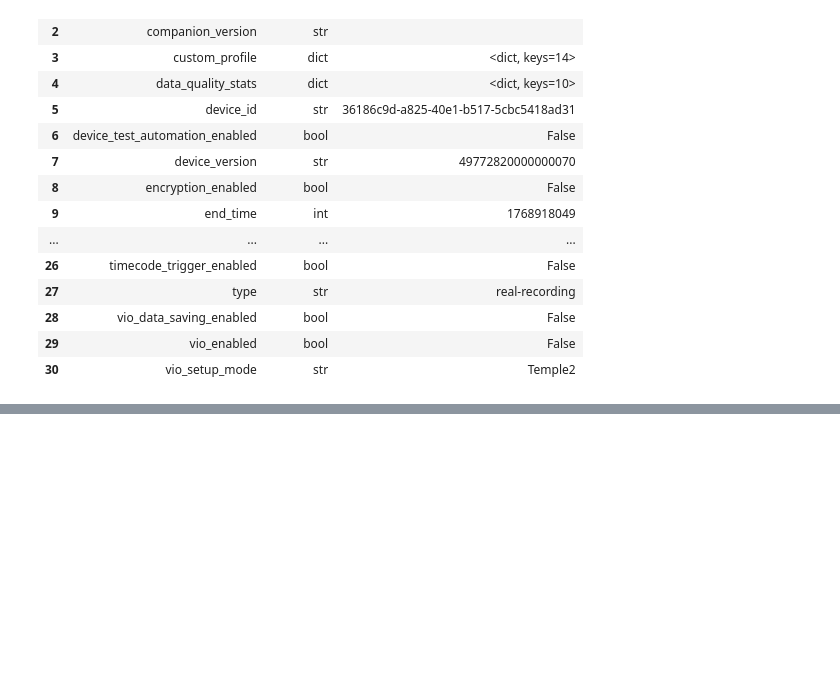
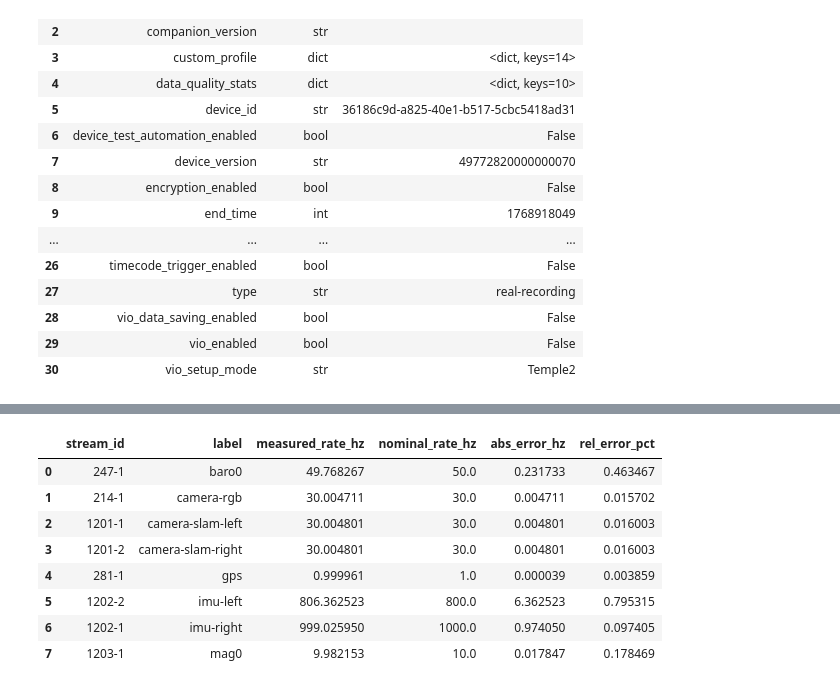
Before and after one commit to GianMalvisi/AriaGen1, a Jupyter notebook: notebooks/01_metadata_inspection.ipynb, the cells around one changed output, grey strips where cells are left out. Saved outputs shown, nothing was run; the diff lists cells and outputs as text; code cells hidden in the pictures; blank space fills up the shorter version.

```diff
--- a/notebooks/01_metadata_inspection.ipynb
+++ b/notebooks/01_metadata_inspection.ipynb
@@ -269,0 +446,56 @@ display(structure_df)
+# %%
+# Compute measured vs nominal rates and errors for each stream
+rate_rows = []
+
+for _, row in temporal_df.iterrows():
+    label = row.get("label", "")
+    sample_count = row.get("sample_count", None)
+    duration_s = row.get("duration_s", None)
+    delta_median_ms = row.get("delta_median_ms", None)
+
+
+    # Measured rate from median delta when available, fallback to count/duration
+    measured_rate_hz = None
+    if pd.notna(delta_median_ms) and delta_median_ms and delta_median_ms > 0:
+        measured_rate_hz = 1000.0 / float(delta_median_ms)
+    elif pd.notna(sample_count) and pd.notna(duration_s) and duration_s and duration_s > 0 and sample_count > 1:
+        measured_rate_hz = (float(sample_count) - 1.0) / float(duration_s)
+
+    nominal_rate_hz = nominal_rate_from_label(label, metadata)
+    # Compute absolute and relative errors if nominal rate is available and non-zero
+    abs_error_hz = None
+    rel_error_pct = None
+    if measured_rate_hz is not None and nominal_rate_hz is not None and nominal_rate_hz != 0:
+        abs_error_hz = abs(measured_rate_hz - float(nominal_rate_hz))
+        rel_error_pct = 100.0 * abs_error_hz / float(nominal_rate_hz)
+
+    # Append results for this stream to the rate validation table
+    rate_rows.append({
+        "stream_id": row.get("stream_id"),
+        "label": label,
+        "measured_rate_hz": measured_rate_hz,
+        "nominal_rate_hz": nominal_rate_hz,
+        "abs_error_hz": abs_error_hz,
+        "rel_error_pct": rel_error_pct,
+    })
+
+# Build and display the rate validation table
+rate_df = pd.DataFrame(rate_rows).sort_values(["label", "stream_id"]).reset_index(drop=True)
+
+# Remove streams not useful for rate comparison (bluetooth, BLE, WPS)
+rate_df = rate_df[
+    ~rate_df["label"].fillna("").str.lower().str.contains("bluetooth|ble|wps", regex=True)
+].reset_index(drop=True)
+
+
+display(rate_df)
+# %% [output]
+|  | stream_id | label | measured_rate_hz | nominal_rate_hz | abs_error_hz | rel_error_pct |
+| 0 | 247-1 | baro0 | 49.768267 | 50.0 | 0.231733 | 0.463467 |
+| 1 | 214-1 | camera-rgb | 30.004711 | 30.0 | 0.004711 | 0.015702 |
+| 2 | 1201-1 | camera-slam-left | 30.004801 | 30.0 | 0.004801 | 0.016003 |
+| 3 | 1201-2 | camera-slam-right | 30.004801 | 30.0 | 0.004801 | 0.016003 |
+| 4 | 281-1 | gps | 0.999961 | 1.0 | 0.000039 | 0.003859 |
+| 5 | 1202-2 | imu-left | 806.362523 | 800.0 | 6.362523 | 0.795315 |
+| 6 | 1202-1 | imu-right | 999.025950 | 1000.0 | 0.974050 | 0.097405 |
+| 7 | 1203-1 | mag0 | 9.982153 | 10.0 | 0.017847 | 0.178469 |
```
Also changed, not shown: parts of 22 cells of this notebook, 2 other files.
